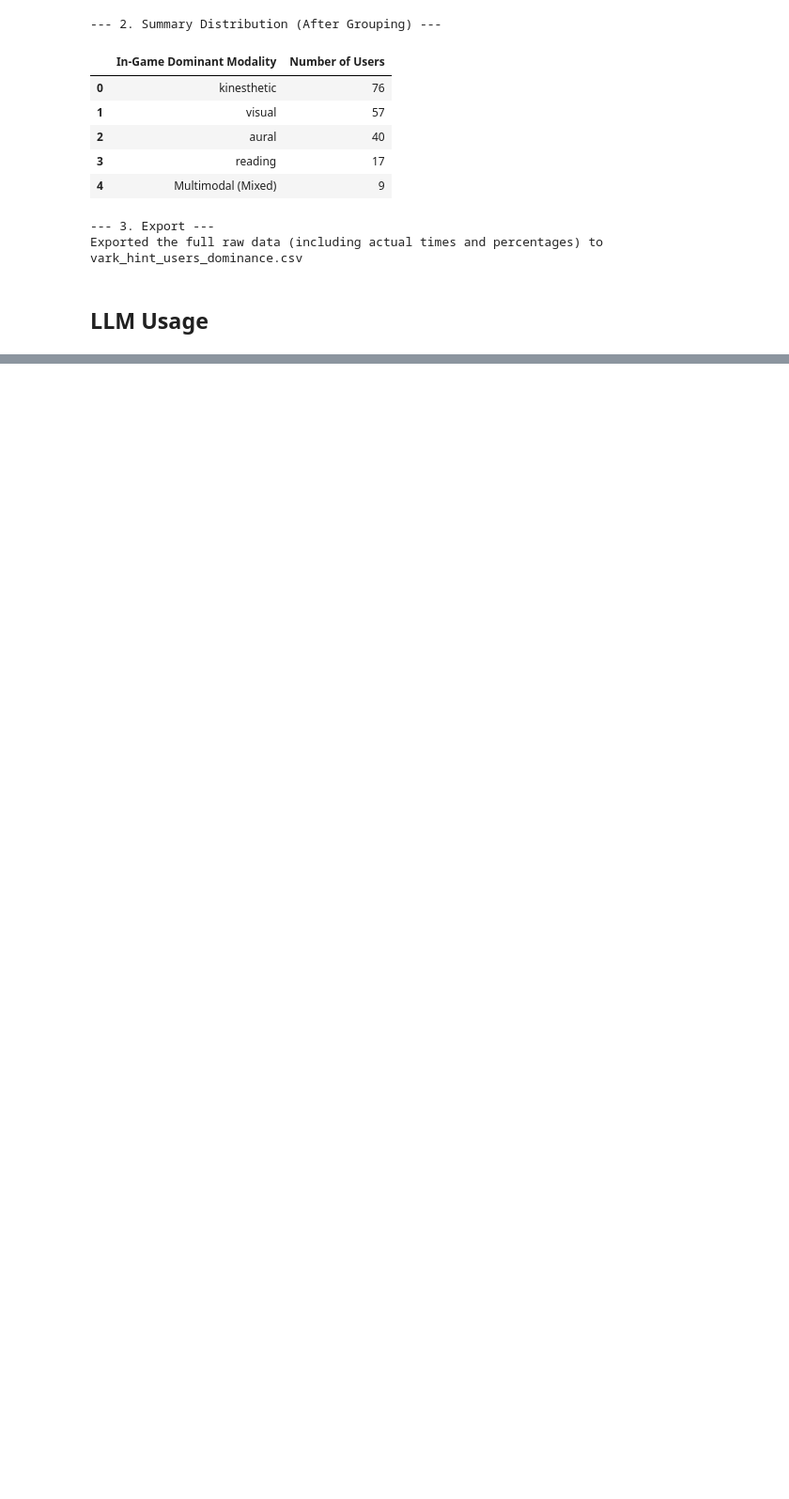
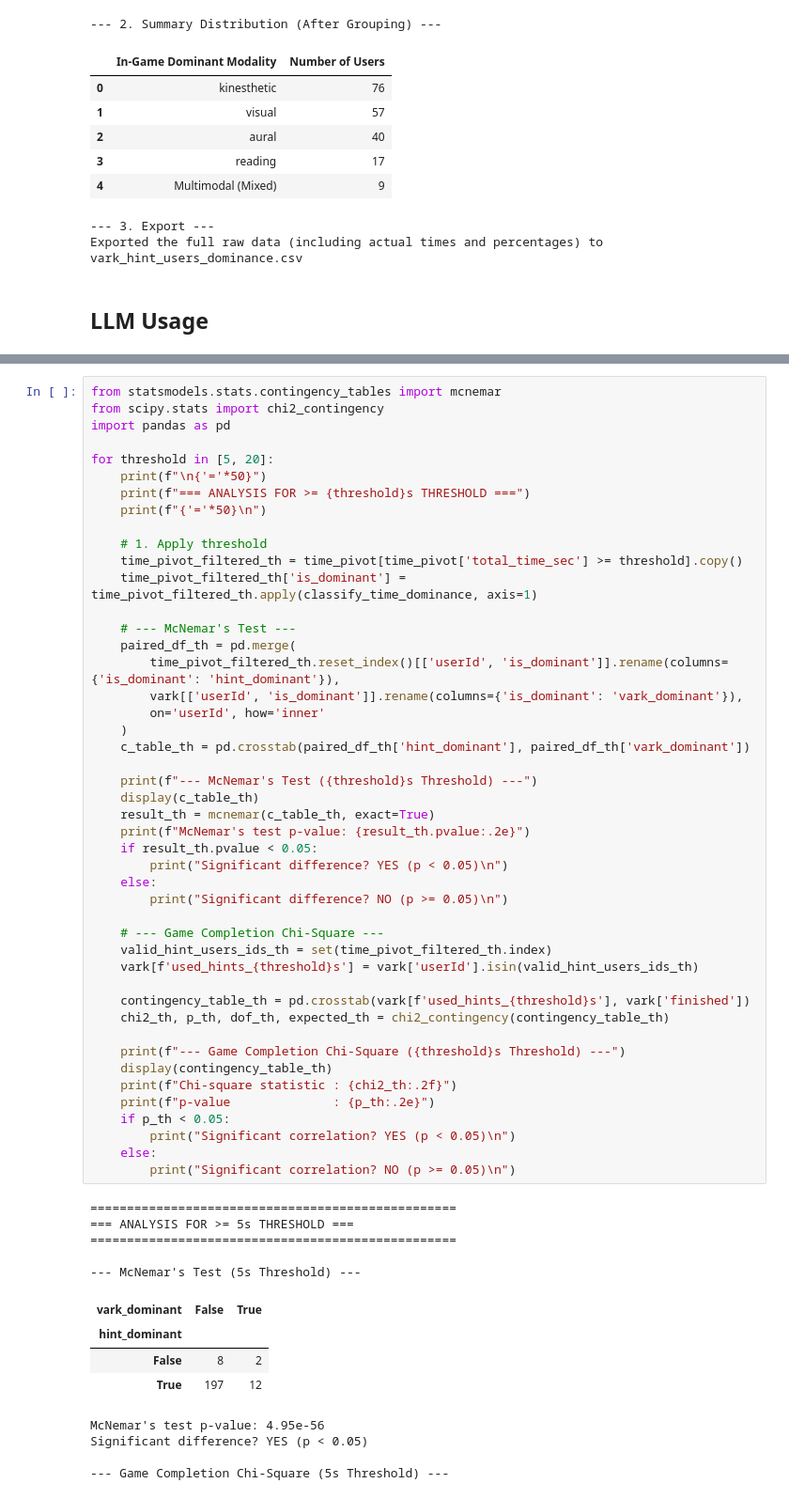
Before and after one commit to tiaL-ops/thesisLandy, a Jupyter notebook: notebook/EDA_Thesis_RQ1.ipynb, the cells around one changed output, grey strips where cells are left out. Shown at 94% size. Cells and saved outputs as stored; diff of their text form; blank space fills up the shorter version.

```diff
--- a/notebook/EDA_Thesis_RQ1.ipynb
+++ b/notebook/EDA_Thesis_RQ1.ipynb
@@ -610,0 +616,60 @@ plt.show()
+# %%
+from statsmodels.stats.contingency_tables import mcnemar
+from scipy.stats import chi2_contingency
+import pandas as pd
+
+for threshold in [5, 20]:
+    print(f"\n{'='*50}")
+    print(f"=== ANALYSIS FOR >= {threshold}s THRESHOLD ===")
+    print(f"{'='*50}\n")
+
+    # 1. Apply threshold
+    time_pivot_filtered_th = time_pivot[time_pivot['total_time_sec'] >= threshold].copy()
+    time_pivot_filtered_th['is_dominant'] = time_pivot_filtered_th.apply(classify_time_dominance, axis=1)
+
+    # --- McNemar's Test ---
+    paired_df_th = pd.merge(
+        time_pivot_filtered_th.reset_index()[['userId', 'is_dominant']].rename(columns={'is_dominant': 'hint_dominant'}),
+        vark[['userId', 'is_dominant']].rename(columns={'is_dominant': 'vark_dominant'}),
+        on='userId', how='inner'
+    )
+    c_table_th = pd.crosstab(paired_df_th['hint_dominant'], paired_df_th['vark_dominant'])
+
+    print(f"--- McNemar's Test ({threshold}s Threshold) ---")
+    display(c_table_th)
+    result_th = mcnemar(c_table_th, exact=True)
+    print(f"McNemar's test p-value: {result_th.pvalue:.2e}")
+    if result_th.pvalue < 0.05:
+        print("Significant difference? YES (p < 0.05)\n")
+    else:
+        print("Significant difference? NO (p >= 0.05)\n")
+
+    # --- Game Completion Chi-Square ---
+    valid_hint_users_ids_th = set(time_pivot_filtered_th.index)
+    vark[f'used_hints_{threshold}s'] = vark['userId'].isin(valid_hint_users_ids_th)
+
+    contingency_table_th = pd.crosstab(vark[f'used_hints_{threshold}s'], vark['finished'])
+    chi2_th, p_th, dof_th, expected_th = chi2_contingency(contingency_table_th)
+
+    print(f"--- Game Completion Chi-Square ({threshold}s Threshold) ---")
+    display(contingency_table_th)
+    print(f"Chi-square statistic : {chi2_th:.2f}")
+    print(f"p-value              : {p_th:.2e}")
+    if p_th < 0.05:
+        print("Significant correlation? YES (p < 0.05)\n")
+    else:
+        print("Significant correlation? NO (p >= 0.05)\n")
+# %% [output]
+==================================================
+=== ANALYSIS FOR >= 5s THRESHOLD ===
+==================================================
+
+--- McNemar's Test (5s Threshold) ---
+| vark_dominant | False | True |
+| hint_dominant |  |  |
+| False | 8 | 2 |
+| True | 197 | 12 |
+McNemar's test p-value: 4.95e-56
+Significant difference? YES (p < 0.05)
+
+--- Game Completion Chi-Square (5s Threshold) ---
```
Also changed, not shown: parts of 9 cells of this notebook, 1 other file.
